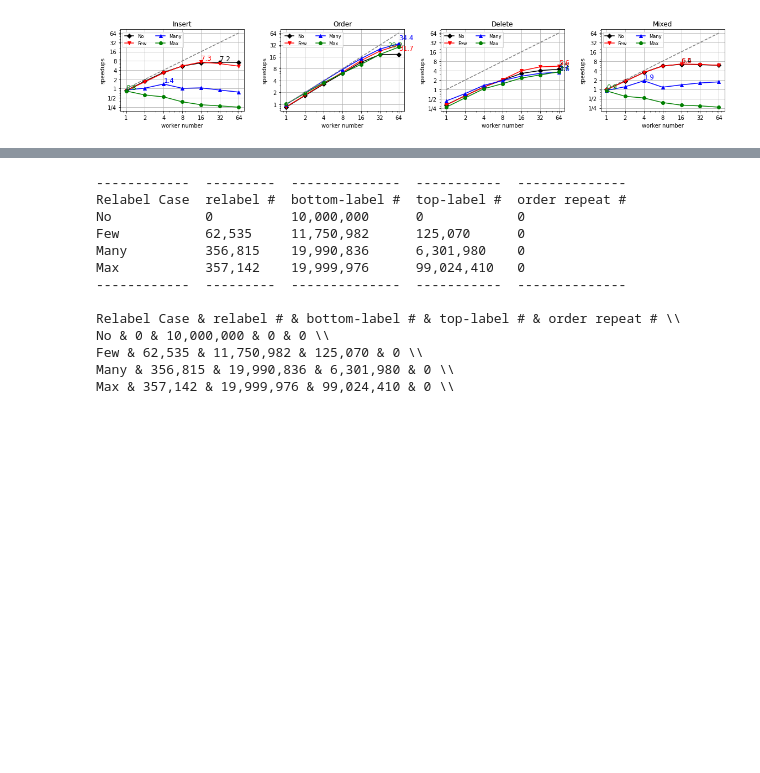
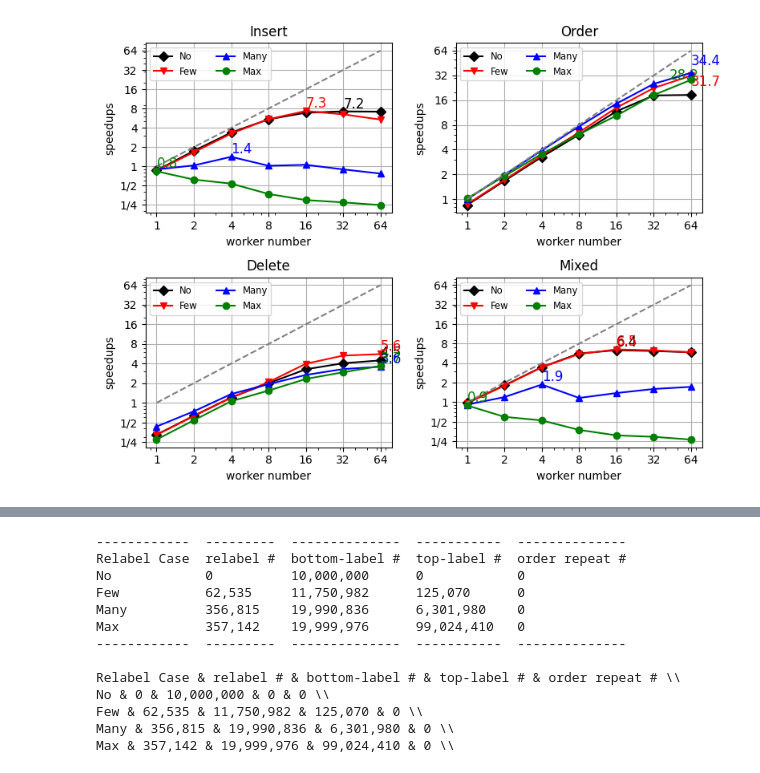
Before and after one commit to Itisben/Parallel-OM, a Jupyter notebook: experiment/convert/om-csv2figure.ipynb, the cells around one changed output, grey strips where cells are left out. Saved outputs shown, nothing was run; the diff lists cells and outputs as text; code cells hidden in the pictures; blank space fills up the shorter version.

```diff
--- a/experiment/convert/om-csv2figure.ipynb
+++ b/experiment/convert/om-csv2figure.ipynb
@@ -240,11 +358,14 @@ global data; data=[]; read_data(); draw_time()
 ### compare the speedup for 3 case experiment.
 def draw_speedup():
     index = 1
-    #fig = plt.figure(figsize=(8, 6))
-    fig = plt.figure(figsize=(16, 3))
+
+    #fig = plt.figure(figsize=(16, 3))
+    fig = plt.figure(figsize=(8, 6))
     for name, title in zip(method, methodtitle):
-        ax = fig.add_subplot(1,4, index);
-        index += 1
+        figstring = "22"+ str(index); index += 1
+        #ax = fig.add_subplot(1,4, index);
+        ax=fig.add_subplot(int(figstring))
+        #index += 1
         ax.set_xlabel("worker number")
         ax.set_ylabel("speedups")
 
@@ -317,35 +438,35 @@ def draw_speedup():
         ax.set_yscale("log")
         ax.set_xscale("log")
         ax.grid()
         ax.set_xticks(worker)
         # if name != "Itime":
         #     yticks = [1, 2, 4, 8, 16, 32, 64]
         #     ax.set_yticks(yticks)
         # else:
         #     yticks = [1/4, 1/2, 1, 2, 4, 8, 16, 32, 64]
         #     ax.set_yticklabels({"1/4", "1/2", "1", 2, 4, 8, 16, 32, 64})
         #     ax.set_yticks(yticks)
         if name != "Itime" and name != "Mtime" and name != "Dtime":
             yticks = [1, 2, 4, 8, 16, 32, 64]
             ax.set_yticks(yticks)
             ax.get_xaxis().set_major_formatter(matplotlib.ticker.ScalarFormatter())
             ax.get_yaxis().set_major_formatter(matplotlib.ticker.ScalarFormatter())
         else:
             yticks = [1/4, 1/2, 1, 2, 4, 8, 16, 32, 64]
             ax.set_yticks(yticks)
             ax.get_xaxis().set_major_formatter(matplotlib.ticker.ScalarFormatter())
             ax.get_yaxis().set_major_formatter(matplotlib.ticker.ScalarFormatter())
             ax.set_yticklabels(["1/4", "1/2", 1, 2, 4, 8, 16, 32, 64])
 
         ax.legend(fontsize="small", ncol=2)
 
     fig.align_labels()
     fig.tight_layout()
-    plt.savefig("om-speedup.pdf")
+    plt.savefig("om-speedup-2.pdf")
     #plt.show()
 global data; data=[]; read_data(); draw_speedup()
 # %% [output]
-[figure, old version]
+[figure, new version]
 # %%
 ##### draw all test with 32 cores for stability.
 
```
Also changed, not shown: parts of 5 cells of this notebook, 12 other files.
